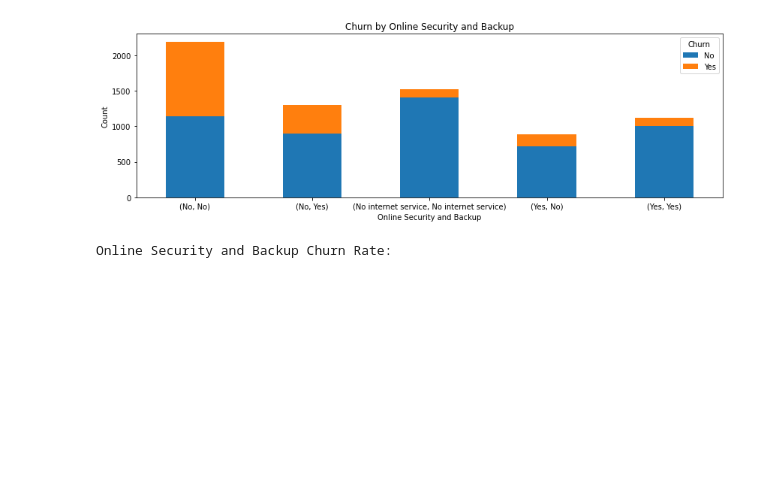
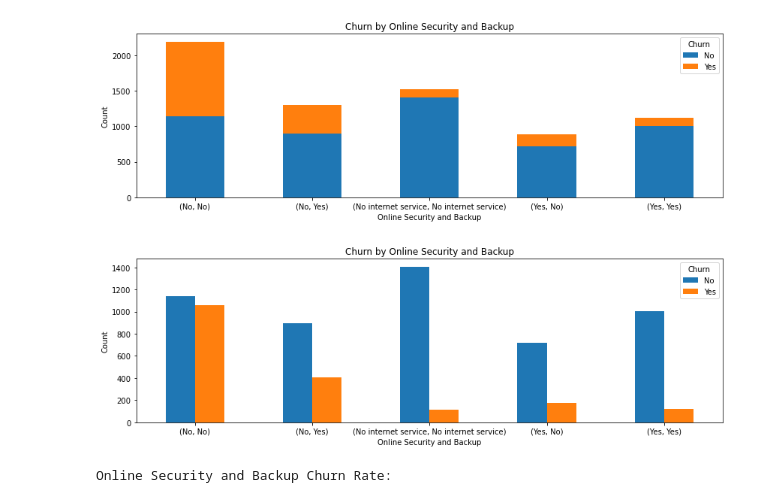
Before and after one commit to SravaniRVS/DATA-606, a Jupyter notebook: Team_Teleco_Force.ipynb, the cells around one changed output. Drawn from its saved outputs; the diff is of its cells as text; code cells hidden in the pictures; blank space fills up the shorter version.

```diff
--- a/Team_Teleco_Force.ipynb
+++ b/Team_Teleco_Force.ipynb
@@ -547,6 +529,18 @@ plt.title('Churn by Online Security and Backup')
 plt.show()
 # %% [output]
 [figure]
+# %%
+table = pd.crosstab([data['OnlineSecurity'], data['OnlineBackup']], data['Churn'])
+
+table.plot(kind='bar', stacked=False, figsize=(14,4))
+plt.xticks(rotation=0)
+plt.xlabel('Online Security and Backup')
+plt.ylabel('Count')
+plt.legend(title='Churn', loc='upper right')
+plt.title('Churn by Online Security and Backup')
+plt.show()
+# %% [output]
+[figure, added]
 # %%
 table['total'] = table.sum(axis=1)
 table['churn_rate'] = round(table['Yes'] / table['total'] * 100, 2)
```
Also changed, not shown: parts of 9 cells of this notebook.
